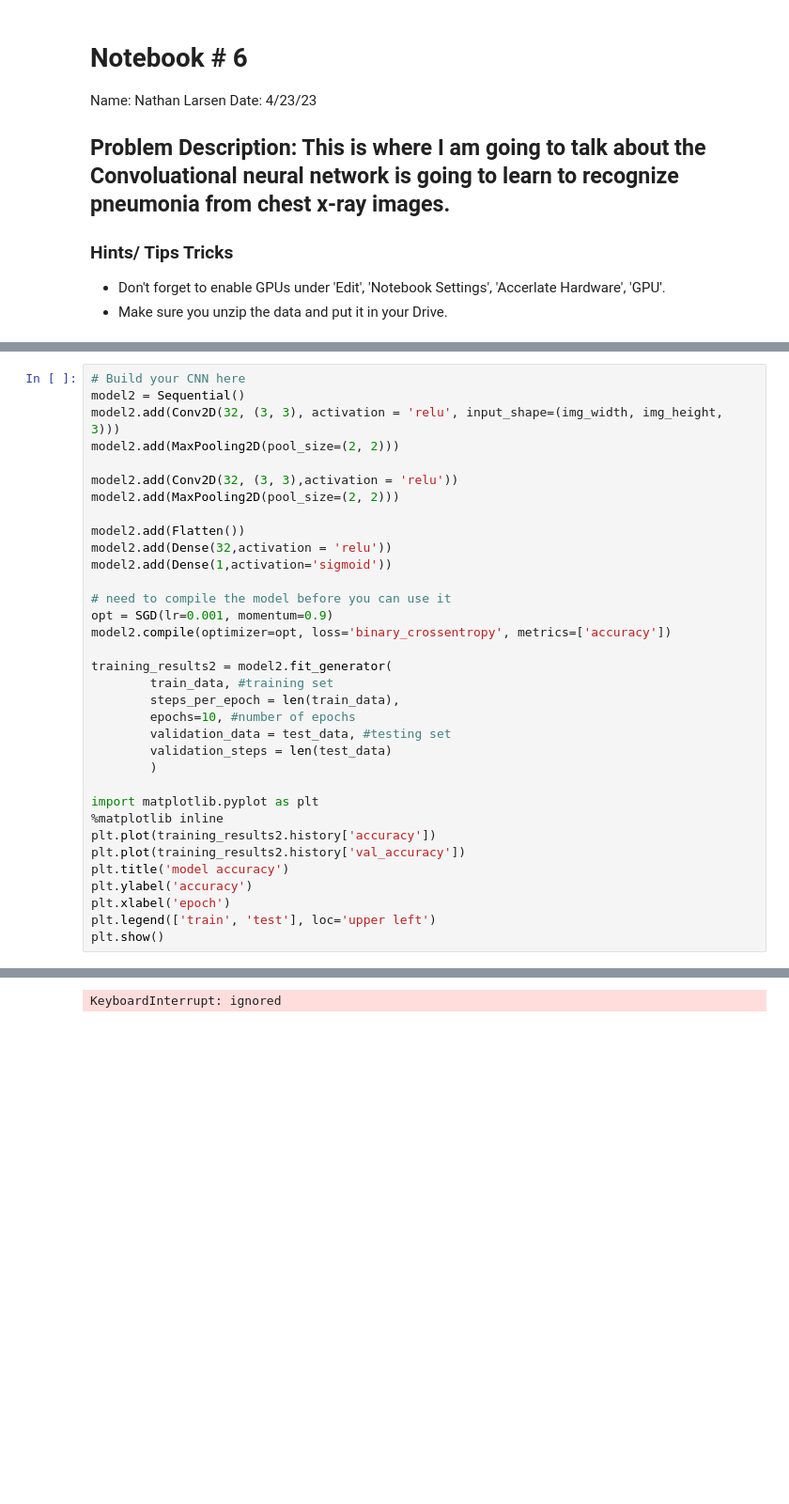
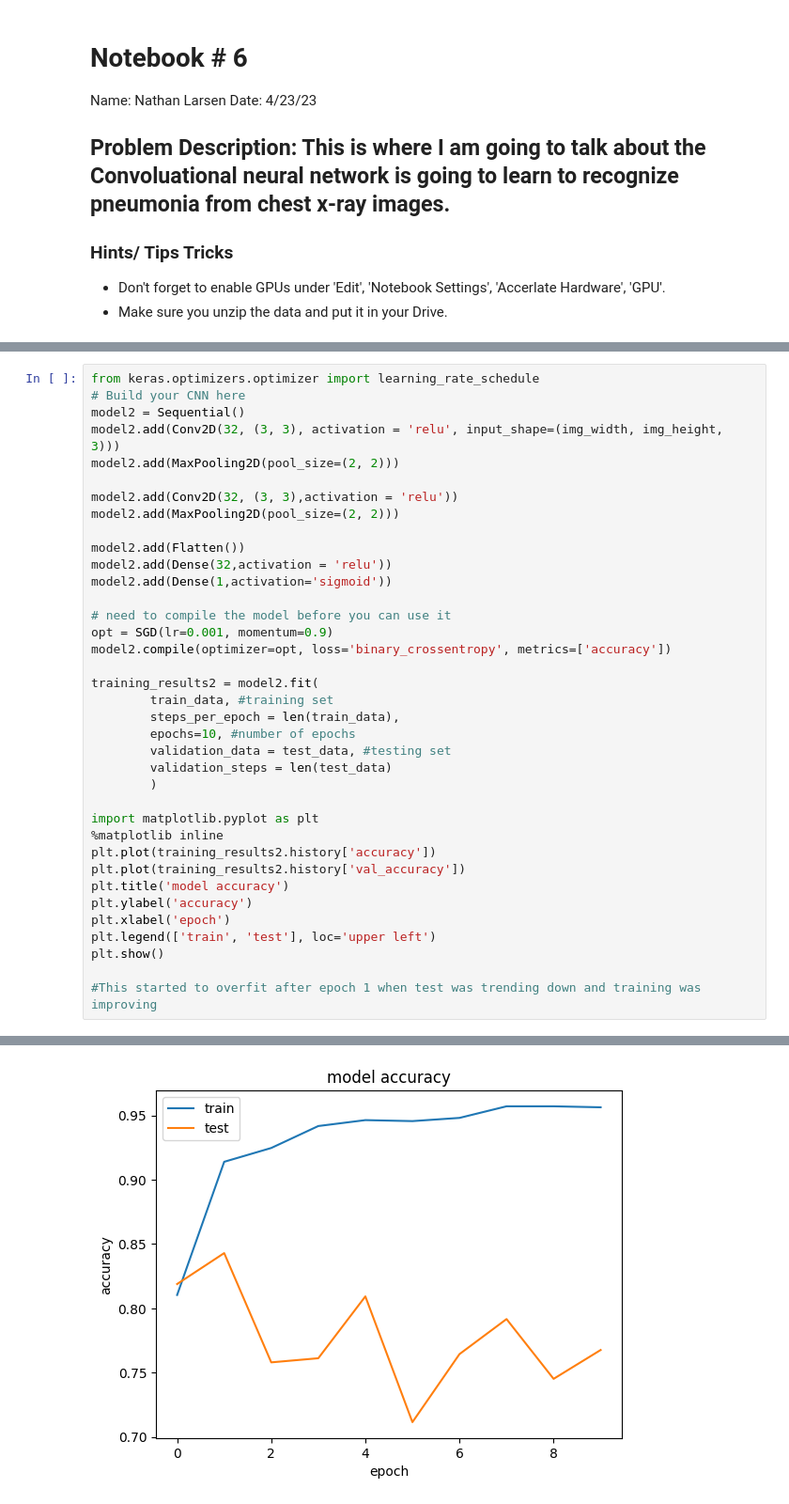
Before and after one commit to Nathan499/CS-167, a Jupyter notebook: Notebook6_starter.ipynb, the cells around one changed output, grey strips where cells are left out. Shown at 94% size. Saved outputs shown, nothing was run; the diff lists cells and outputs as text; blank space fills up the shorter version.

```diff
--- a/Notebook6_starter.ipynb
+++ b/Notebook6_starter.ipynb
@@ -70,6 +73,7 @@ Mounted at /content/drive
 Found 5216 images belonging to 2 classes.
 Found 624 images belonging to 2 classes.
 # %%
+from keras.optimizers.optimizer import learning_rate_schedule
 # Build your CNN here
 model2 = Sequential()
 model2.add(Conv2D(32, (3, 3), activation = 'relu', input_shape=(img_width, img_height, 3)))
@@ -86,7 +90,7 @@ model2.add(Dense(1,activation='sigmoid'))
 opt = SGD(lr=0.001, momentum=0.9)
 model2.compile(optimizer=opt, loss='binary_crossentropy', metrics=['accuracy'])
 
-training_results2 = model2.fit_generator(
+training_results2 = model2.fit(
         train_data, #training set
         steps_per_epoch = len(train_data),
         epochs=10, #number of epochs
@@ -103,5 +107,7 @@ plt.ylabel('accuracy')
 plt.xlabel('epoch')
 plt.legend(['train', 'test'], loc='upper left')
 plt.show()
+
+#This started to overfit after epoch 1 when test was trending down and training was improving
 # %% [output]
 Epoch 1/10
@@ -108 +133 @@ Epoch 1/10
-KeyboardInterrupt: ignored
+[figure, added]
```
Also changed, not shown: parts of 4 cells of this notebook.
